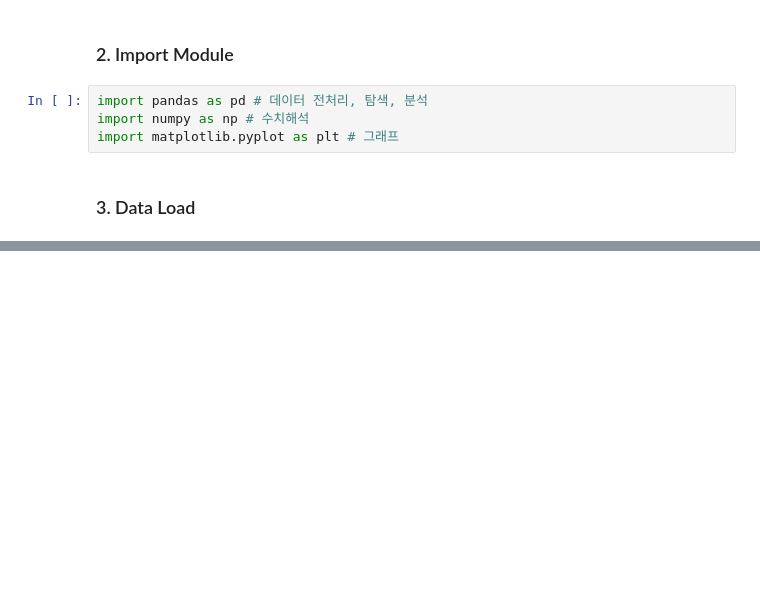
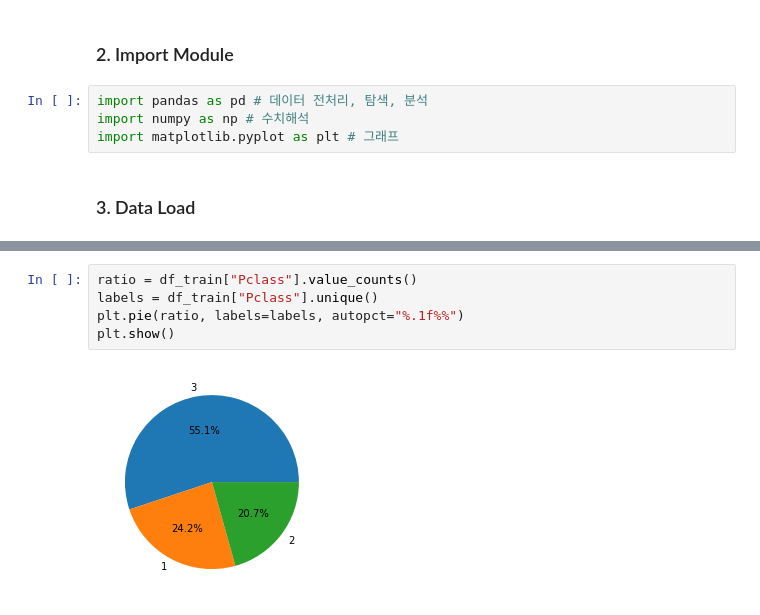
Before and after one commit to Kangboom/cnu_python_basic, a Jupyter notebook: 타이타닉 생존자 예측 프로그램.ipynb, the cells around one changed output, grey strips where cells are left out. Drawn from its saved outputs; the diff is of its cells as text; blank space fills up the shorter version.

```diff
--- a/타이타닉 생존자 예측 프로그램.ipynb
+++ b/타이타닉 생존자 예측 프로그램.ipynb
@@ -57,0 +155,7 @@ df_titanic.corr()
+# %%
+ratio = df_train["Pclass"].value_counts()
+labels = df_train["Pclass"].unique()
+plt.pie(ratio, labels=labels, autopct="%.1f%%")
+plt.show()
+# %% [output]
+[figure, added]
```
Also changed, not shown: parts of 25 cells of this notebook.
